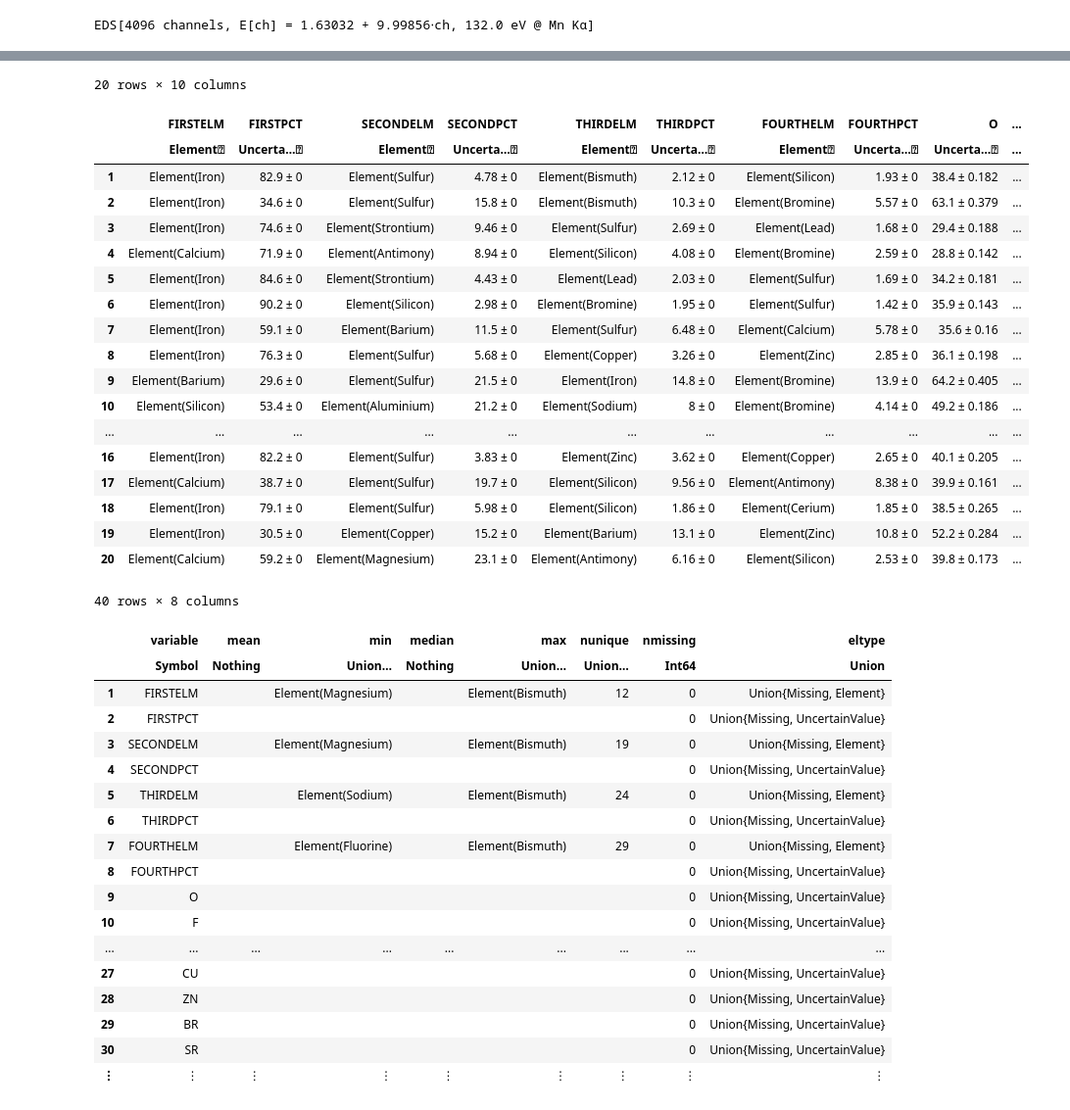
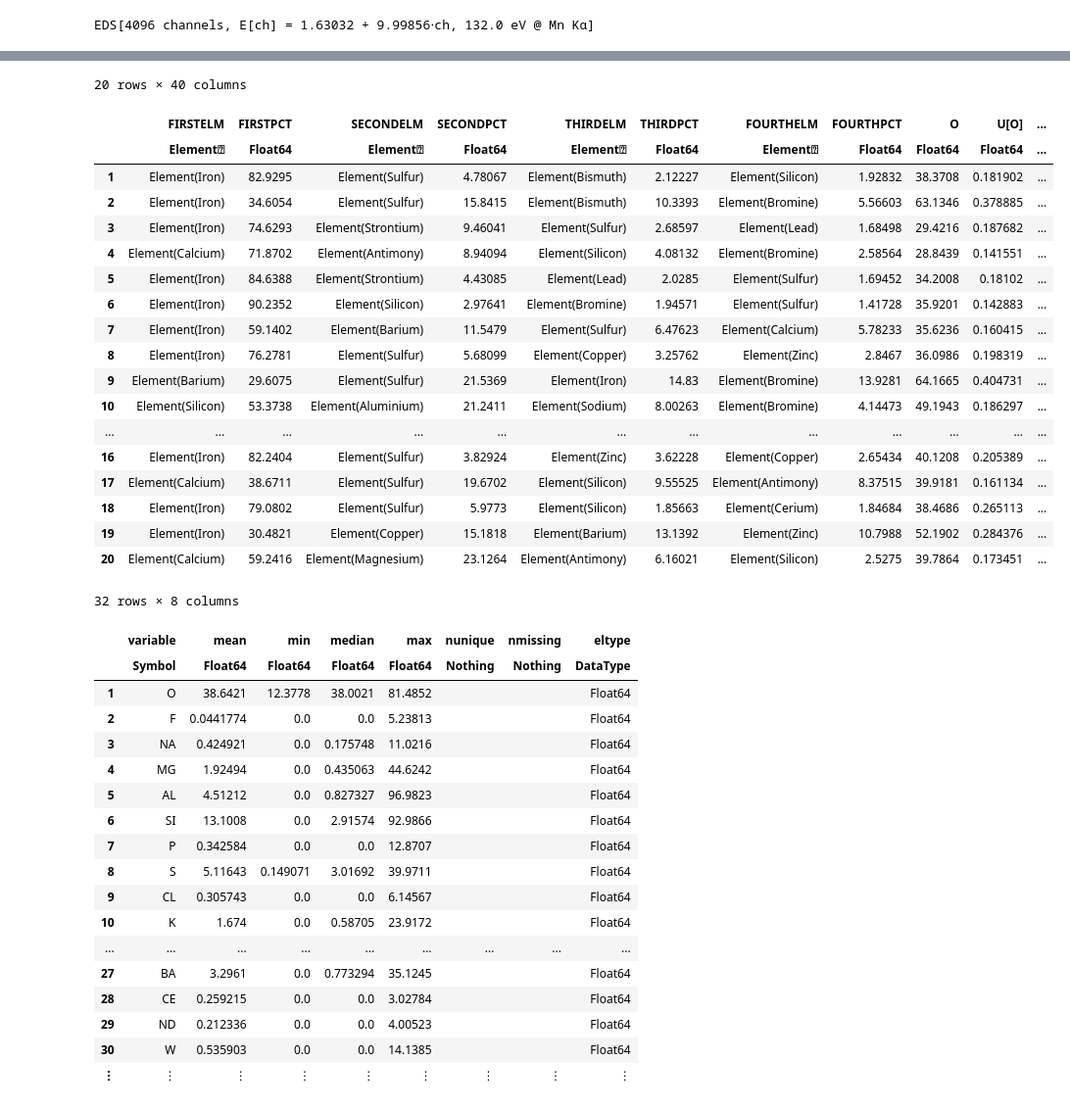
Before and after one commit to NicholasWMRitchie/NeXLNotebooks, a Jupyter notebook: NeXLParticle/ZepTest.ipynb, the cells around one changed output, grey strips where cells are left out. Shown at 98% size. Cells and saved outputs as stored; diff of their text form; code cells hidden in the pictures.

```diff
--- a/NeXLParticle/ZepTest.ipynb
+++ b/NeXLParticle/ZepTest.ipynb
@@ -72,47 +72,47 @@ EDS[4096 channels, E[ch] = 1.63032 + 9.99856⋅ch, 132.0 eV @ Mn Kα]
 # %%
 ENV["columns"]=500
-res[1:20,1:10]
+res[1:20,1:40]
 # %% [output]
-20 rows × 10 columns
+20 rows × 40 columns
-|  | FIRSTELM | FIRSTPCT | SECONDELM | SECONDPCT | THIRDELM | THIRDPCT | FOURTHELM | FOURTHPCT | O | ... |
-|  | Element⍰ | Uncerta…⍰ | Element⍰ | Uncerta…⍰ | Element⍰ | Uncerta…⍰ | Element⍰ | Uncerta…⍰ | Uncerta…⍰ | ... |
-| 1 | Element(Iron) | 82.9 ± 0 | Element(Sulfur) | 4.78 ± 0 | Element(Bismuth) | 2.12 ± 0 | Element(Silicon) | 1.93 ± 0 | 38.4 ± 0.182 | ... |
-| 2 | Element(Iron) | 34.6 ± 0 | Element(Sulfur) | 15.8 ± 0 | Element(Bismuth) | 10.3 ± 0 | Element(Bromine) | 5.57 ± 0 | 63.1 ± 0.379 | ... |
-| 3 | Element(Iron) | 74.6 ± 0 | Element(Strontium) | 9.46 ± 0 | Element(Sulfur) | 2.69 ± 0 | Element(Lead) | 1.68 ± 0 | 29.4 ± 0.188 | ... |
-| 4 | Element(Calcium) | 71.9 ± 0 | Element(Antimony) | 8.94 ± 0 | Element(Silicon) | 4.08 ± 0 | Element(Bromine) | 2.59 ± 0 | 28.8 ± 0.142 | ... |
-| 5 | Element(Iron) | 84.6 ± 0 | Element(Strontium) | 4.43 ± 0 | Element(Lead) | 2.03 ± 0 | Element(Sulfur) | 1.69 ± 0 | 34.2 ± 0.181 | ... |
-| 6 | Element(Iron) | 90.2 ± 0 | Element(Silicon) | 2.98 ± 0 | Element(Bromine) | 1.95 ± 0 | Element(Sulfur) | 1.42 ± 0 | 35.9 ± 0.143 | ... |
-| 7 | Element(Iron) | 59.1 ± 0 | Element(Barium) | 11.5 ± 0 | Element(Sulfur) | 6.48 ± 0 | Element(Calcium) | 5.78 ± 0 | 35.6 ± 0.16 | ... |
-| 8 | Element(Iron) | 76.3 ± 0 | Element(Sulfur) | 5.68 ± 0 | Element(Copper) | 3.26 ± 0 | Element(Zinc) | 2.85 ± 0 | 36.1 ± 0.198 | ... |
-| 9 | Element(Barium) | 29.6 ± 0 | Element(Sulfur) | 21.5 ± 0 | Element(Iron) | 14.8 ± 0 | Element(Bromine) | 13.9 ± 0 | 64.2 ± 0.405 | ... |
-| 10 | Element(Silicon) | 53.4 ± 0 | Element(Aluminium) | 21.2 ± 0 | Element(Sodium) | 8 ± 0 | Element(Bromine) | 4.14 ± 0 | 49.2 ± 0.186 | ... |
-| ... | ... | ... | ... | ... | ... | ... | ... | ... | ... | ... |
-| 16 | Element(Iron) | 82.2 ± 0 | Element(Sulfur) | 3.83 ± 0 | Element(Zinc) | 3.62 ± 0 | Element(Copper) | 2.65 ± 0 | 40.1 ± 0.205 | ... |
-| 17 | Element(Calcium) | 38.7 ± 0 | Element(Sulfur) | 19.7 ± 0 | Element(Silicon) | 9.56 ± 0 | Element(Antimony) | 8.38 ± 0 | 39.9 ± 0.161 | ... |
-| 18 | Element(Iron) | 79.1 ± 0 | Element(Sulfur) | 5.98 ± 0 | Element(Silicon) | 1.86 ± 0 | Element(Cerium) | 1.85 ± 0 | 38.5 ± 0.265 | ... |
-| 19 | Element(Iron) | 30.5 ± 0 | Element(Copper) | 15.2 ± 0 | Element(Barium) | 13.1 ± 0 | Element(Zinc) | 10.8 ± 0 | 52.2 ± 0.284 | ... |
-| 20 | Element(Calcium) | 59.2 ± 0 | Element(Magnesium) | 23.1 ± 0 | Element(Antimony) | 6.16 ± 0 | Element(Silicon) | 2.53 ± 0 | 39.8 ± 0.173 | ... |
+|  | FIRSTELM | FIRSTPCT | SECONDELM | SECONDPCT | THIRDELM | THIRDPCT | FOURTHELM | FOURTHPCT | O | U[O] | ... |
+|  | Element⍰ | Float64 | Element⍰ | Float64 | Element⍰ | Float64 | Element⍰ | Float64 | Float64 | Float64 | ... |
+| 1 | Element(Iron) | 82.9295 | Element(Sulfur) | 4.78067 | Element(Bismuth) | 2.12227 | Element(Silicon) | 1.92832 | 38.3708 | 0.181902 | ... |
+| 2 | Element(Iron) | 34.6054 | Element(Sulfur) | 15.8415 | Element(Bismuth) | 10.3393 | Element(Bromine) | 5.56603 | 63.1346 | 0.378885 | ... |
+| 3 | Element(Iron) | 74.6293 | Element(Strontium) | 9.46041 | Element(Sulfur) | 2.68597 | Element(Lead) | 1.68498 | 29.4216 | 0.187682 | ... |
+| 4 | Element(Calcium) | 71.8702 | Element(Antimony) | 8.94094 | Element(Silicon) | 4.08132 | Element(Bromine) | 2.58564 | 28.8439 | 0.141551 | ... |
+| 5 | Element(Iron) | 84.6388 | Element(Strontium) | 4.43085 | Element(Lead) | 2.0285 | Element(Sulfur) | 1.69452 | 34.2008 | 0.18102 | ... |
+| 6 | Element(Iron) | 90.2352 | Element(Silicon) | 2.97641 | Element(Bromine) | 1.94571 | Element(Sulfur) | 1.41728 | 35.9201 | 0.142883 | ... |
+| 7 | Element(Iron) | 59.1402 | Element(Barium) | 11.5479 | Element(Sulfur) | 6.47623 | Element(Calcium) | 5.78233 | 35.6236 | 0.160415 | ... |
+| 8 | Element(Iron) | 76.2781 | Element(Sulfur) | 5.68099 | Element(Copper) | 3.25762 | Element(Zinc) | 2.8467 | 36.0986 | 0.198319 | ... |
+| 9 | Element(Barium) | 29.6075 | Element(Sulfur) | 21.5369 | Element(Iron) | 14.83 | Element(Bromine) | 13.9281 | 64.1665 | 0.404731 | ... |
+| 10 | Element(Silicon) | 53.3738 | Element(Aluminium) | 21.2411 | Element(Sodium) | 8.00263 | Element(Bromine) | 4.14473 | 49.1943 | 0.186297 | ... |
+| ... | ... | ... | ... | ... | ... | ... | ... | ... | ... | ... | ... |
+| 16 | Element(Iron) | 82.2404 | Element(Sulfur) | 3.82924 | Element(Zinc) | 3.62228 | Element(Copper) | 2.65434 | 40.1208 | 0.205389 | ... |
+| 17 | Element(Calcium) | 38.6711 | Element(Sulfur) | 19.6702 | Element(Silicon) | 9.55525 | Element(Antimony) | 8.37515 | 39.9181 | 0.161134 | ... |
+| 18 | Element(Iron) | 79.0802 | Element(Sulfur) | 5.9773 | Element(Silicon) | 1.85663 | Element(Cerium) | 1.84684 | 38.4686 | 0.265113 | ... |
+| 19 | Element(Iron) | 30.4821 | Element(Copper) | 15.1818 | Element(Barium) | 13.1392 | Element(Zinc) | 10.7988 | 52.1902 | 0.284376 | ... |
+| 20 | Element(Calcium) | 59.2416 | Element(Magnesium) | 23.1264 | Element(Antimony) | 6.16021 | Element(Silicon) | 2.5275 | 39.7864 | 0.173451 | ... |
 # %%
-describe(res)
+describe(res[:,9:2:end])
 # %% [output]
-40 rows × 8 columns
+32 rows × 8 columns
 |  | variable | mean | min | median | max | nunique | nmissing | eltype |
-|  | Symbol | Nothing | Union… | Nothing | Union… | Union… | Int64 | Union |
-| 1 | FIRSTELM |  | Element(Magnesium) |  | Element(Bismuth) | 12 | 0 | Union{Missing, Element} |
-| 2 | FIRSTPCT |  |  |  |  |  | 0 | Union{Missing, UncertainValue} |
-| 3 | SECONDELM |  | Element(Magnesium) |  | Element(Bismuth) | 19 | 0 | Union{Missing, Element} |
-| 4 | SECONDPCT |  |  |  |  |  | 0 | Union{Missing, UncertainValue} |
-| 5 | THIRDELM |  | Element(Sodium) |  | Element(Bismuth) | 24 | 0 | Union{Missing, Element} |
-| 6 | THIRDPCT |  |  |  |  |  | 0 | Union{Missing, UncertainValue} |
-| 7 | FOURTHELM |  | Element(Fluorine) |  | Element(Bismuth) | 29 | 0 | Union{Missing, Element} |
-| 8 | FOURTHPCT |  |  |  |  |  | 0 | Union{Missing, UncertainValue} |
-| 9 | O |  |  |  |  |  | 0 | Union{Missing, UncertainValue} |
-| 10 | F |  |  |  |  |  | 0 | Union{Missing, UncertainValue} |
+|  | Symbol | Float64 | Float64 | Float64 | Float64 | Nothing | Nothing | DataType |
+| 1 | O | 38.6421 | 12.3778 | 38.0021 | 81.4852 |  |  | Float64 |
+| 2 | F | 0.0441774 | 0.0 | 0.0 | 5.23813 |  |  | Float64 |
+| 3 | NA | 0.424921 | 0.0 | 0.175748 | 11.0216 |  |  | Float64 |
+| 4 | MG | 1.92494 | 0.0 | 0.435063 | 44.6242 |  |  | Float64 |
+| 5 | AL | 4.51212 | 0.0 | 0.827327 | 96.9823 |  |  | Float64 |
+| 6 | SI | 13.1008 | 0.0 | 2.91574 | 92.9866 |  |  | Float64 |
+| 7 | P | 0.342584 | 0.0 | 0.0 | 12.8707 |  |  | Float64 |
+| 8 | S | 5.11643 | 0.149071 | 3.01692 | 39.9711 |  |  | Float64 |
+| 9 | CL | 0.305743 | 0.0 | 0.0 | 6.14567 |  |  | Float64 |
+| 10 | K | 1.674 | 0.0 | 0.58705 | 23.9172 |  |  | Float64 |
 | ... | ... | ... | ... | ... | ... | ... | ... | ... |
-| 27 | CU |  |  |  |  |  | 0 | Union{Missing, UncertainValue} |
-| 28 | ZN |  |  |  |  |  | 0 | Union{Missing, UncertainValue} |
-| 29 | BR |  |  |  |  |  | 0 | Union{Missing, UncertainValue} |
-| 30 | SR |  |  |  |  |  | 0 | Union{Missing, UncertainValue} |
+| 27 | BA | 3.2961 | 0.0 | 0.773294 | 35.1245 |  |  | Float64 |
+| 28 | CE | 0.259215 | 0.0 | 0.0 | 3.02784 |  |  | Float64 |
+| 29 | ND | 0.212336 | 0.0 | 0.0 | 4.00523 |  |  | Float64 |
+| 30 | W | 0.535903 | 0.0 | 0.0 | 14.1385 |  |  | Float64 |
 | ⋮ | ⋮ | ⋮ | ⋮ | ⋮ | ⋮ | ⋮ | ⋮ | ⋮ |
 # %% [markdown]
 Things to add
```
Also changed, not shown: parts of 8 cells of this notebook, 1 other file.
